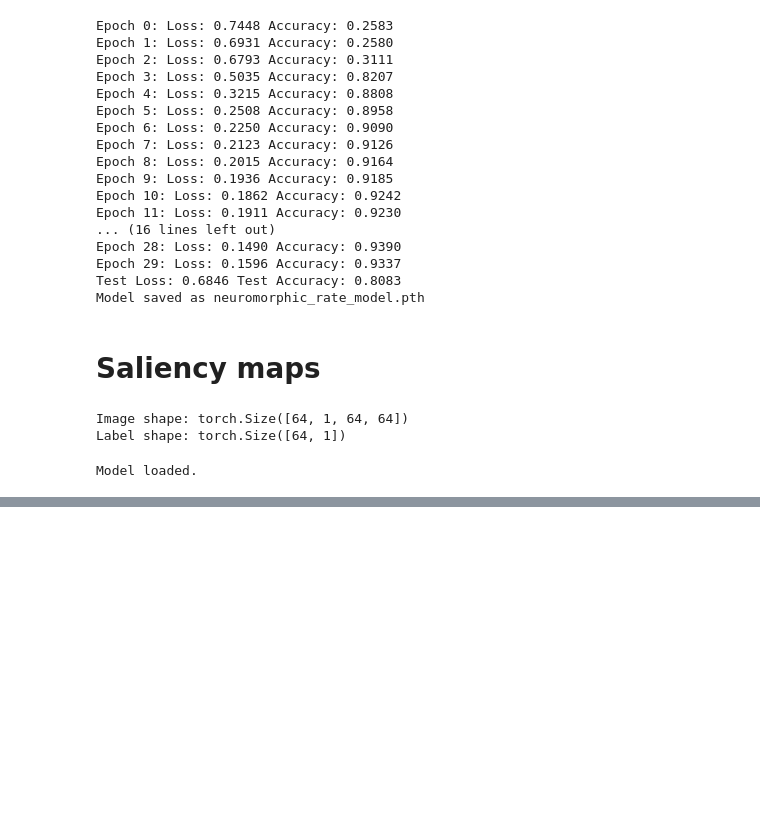
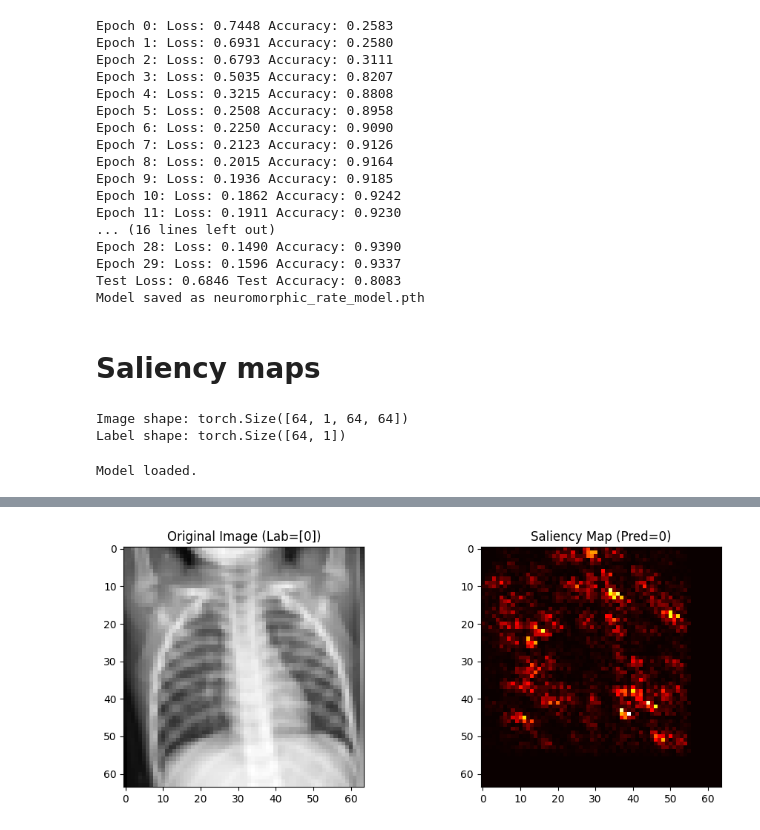
Before and after one commit to Gho-Ost/qlfuture-2025, a Jupyter notebook: notebooks/Quantum_Neuromorphic_Spiking_CNN_MedMNIST_Final_Saliency.ipynb, the cells around one changed output, grey strips where cells are left out. Cells and saved outputs as stored; diff of their text form; code cells hidden in the pictures; blank space fills up the shorter version.

```diff
--- a/notebooks/Quantum_Neuromorphic_Spiking_CNN_MedMNIST_Final_Saliency.ipynb
+++ b/notebooks/Quantum_Neuromorphic_Spiking_CNN_MedMNIST_Final_Saliency.ipynb
@@ -505,0 +509,35 @@ plt.show()
+# %%
+# Choose one image
+img, label = test_dataset[20]
+input_tensor = img.unsqueeze(0).requires_grad_()  # Add batch dim
+
+# Convert image to rate-encoded spike at t=0
+rate_encoded = encode_rate(input_tensor)[0]  # shape: (B, C, H, W)
+
+# Wrap model for Captum
+wrapped_model = WrappedModel(model)
+
+# Apply Captum's Saliency
+saliency = Saliency(wrapped_model)
+attributions = saliency.attribute(rate_encoded, target=int(label))
+
+# Get predicted label
+output = model(rate_encoded.unsqueeze(0)[0])  # Ensure batch dimension is there
+predicted_label = output.argmax(dim=1).item()  # Get the predicted label (index of max output)
+
+# Convert to numpy
+attr_np = attributions.squeeze().detach().numpy()
+
+# Plot
+plt.figure(figsize=(10, 4))
+plt.subplot(1, 2, 1)
+plt.title(f"Original Image (Lab={label})")
+plt.imshow(img.squeeze(), cmap="gray")
+
+plt.subplot(1, 2, 2)
+plt.title(f"Saliency Map (Pred={predicted_label})")
+plt.imshow(attr_np, cmap="hot")  # Assuming 1 channel
+plt.tight_layout()
+plt.show()
+# %% [output]
+[figure, added]
```
Also changed, not shown: parts of 2 cells of this notebook.
